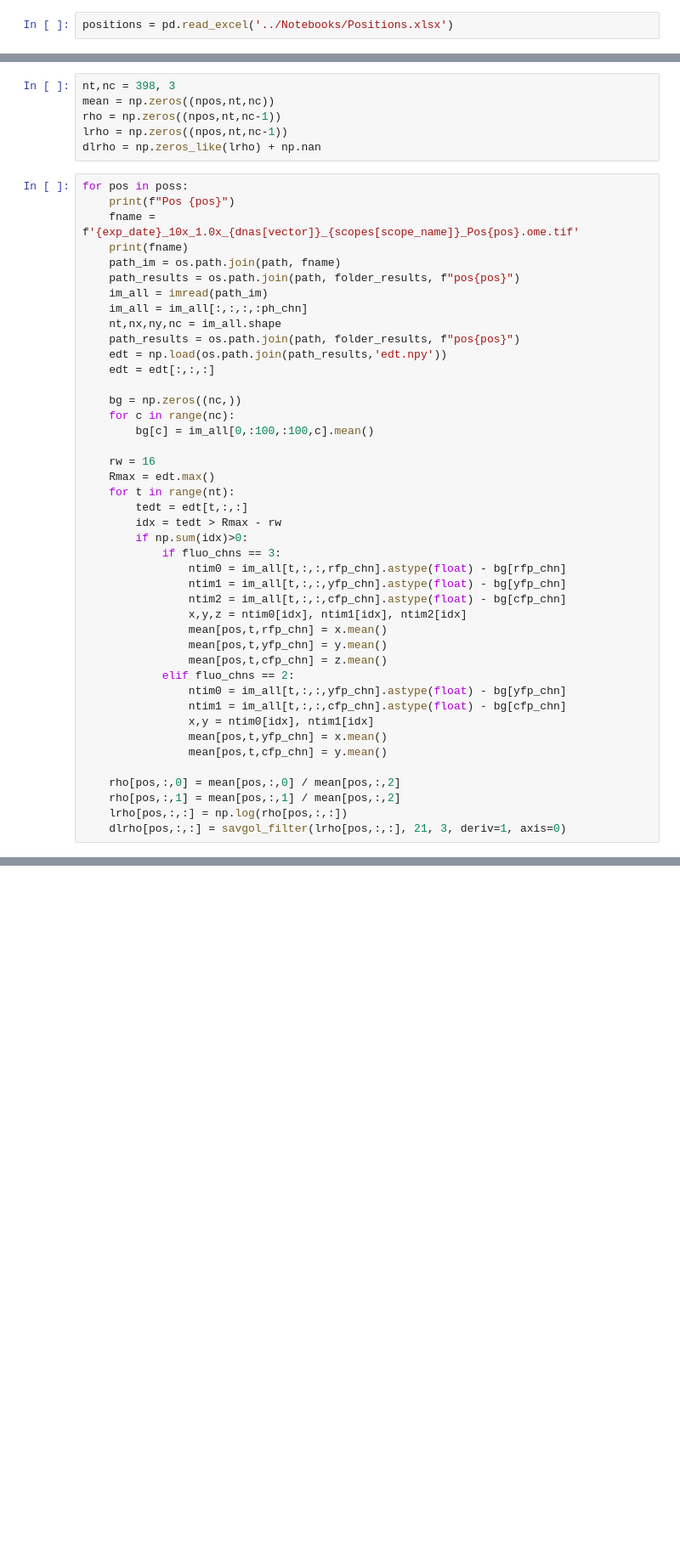
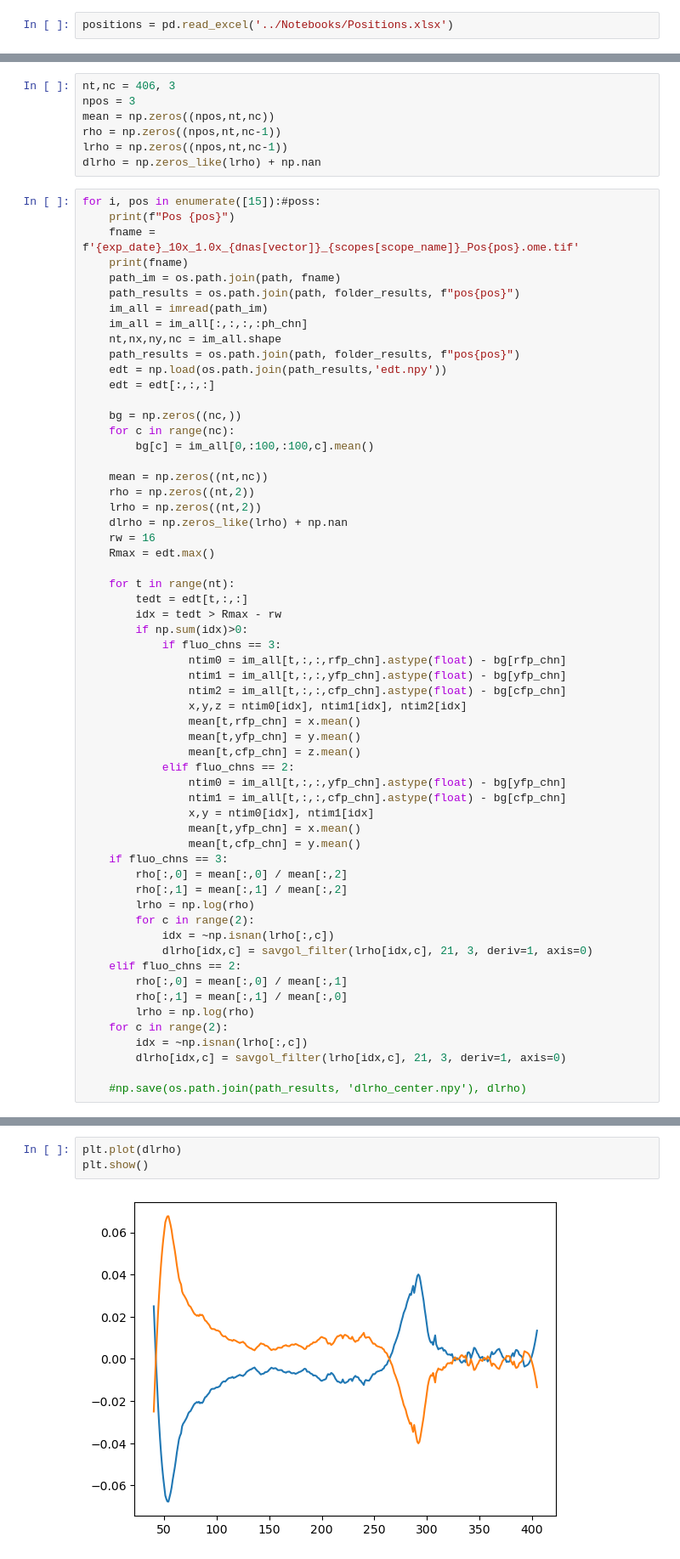
Before and after one commit to RudgeLab/popdyn, a Jupyter notebook: Notebooks/Chapter 3 - a. Mean fluo.ipynb, the cells around one changed output, grey strips where cells are left out. Shown at 85% size. Drawn from its saved outputs; the diff is of its cells as text; blank space fills up the shorter version.

```diff
--- a/Notebooks/Chapter 3 - a. Mean fluo.ipynb
+++ b/Notebooks/Chapter 3 - a. Mean fluo.ipynb
@@ -142,11 +253,12 @@ array([[182., 371.],
 # %%
-nt,nc = 398, 3
+nt,nc = 406, 3
+npos = 3
 mean = np.zeros((npos,nt,nc))
 rho = np.zeros((npos,nt,nc-1))
 lrho = np.zeros((npos,nt,nc-1))
 dlrho = np.zeros_like(lrho) + np.nan
 # %%
-for pos in poss:
+for i, pos in enumerate([15]):#poss:
     print(f"Pos {pos}")
     fname = f'{exp_date}_10x_1.0x_{dnas[vector]}_{scopes[scope_name]}_Pos{pos}.ome.tif'
     print(fname)
@@ -163,8 +275,13 @@ for pos in poss:
     for c in range(nc):
         bg[c] = im_all[0,:100,:100,c].mean()
 
+    mean = np.zeros((nt,nc))
+    rho = np.zeros((nt,2))
+    lrho = np.zeros((nt,2))
+    dlrho = np.zeros_like(lrho) + np.nan
     rw = 16
     Rmax = edt.max()
+
     for t in range(nt):
         tedt = edt[t,:,:]
         idx = tedt > Rmax - rw
@@ -174,18 +291,29 @@ for pos in poss:
                 ntim1 = im_all[t,:,:,yfp_chn].astype(float) - bg[yfp_chn]
                 ntim2 = im_all[t,:,:,cfp_chn].astype(float) - bg[cfp_chn]
                 x,y,z = ntim0[idx], ntim1[idx], ntim2[idx]
-                mean[pos,t,rfp_chn] = x.mean()
-                mean[pos,t,yfp_chn] = y.mean()
-                mean[pos,t,cfp_chn] = z.mean()
+                mean[t,rfp_chn] = x.mean()
+                mean[t,yfp_chn] = y.mean()
+                mean[t,cfp_chn] = z.mean()
             elif fluo_chns == 2:
                 ntim0 = im_all[t,:,:,yfp_chn].astype(float) - bg[yfp_chn]
                 ntim1 = im_all[t,:,:,cfp_chn].astype(float) - bg[cfp_chn]
                 x,y = ntim0[idx], ntim1[idx]
-                mean[pos,t,yfp_chn] = x.mean()
-                mean[pos,t,cfp_chn] = y.mean()
+                mean[t,yfp_chn] = x.mean()
+                mean[t,cfp_chn] = y.mean()
+    if fluo_chns == 3:
+        rho[:,0] = mean[:,0] / mean[:,2]
+        rho[:,1] = mean[:,1] / mean[:,2]
+        lrho = np.log(rho)
+        for c in range(2):
+            idx = ~np.isnan(lrho[:,c])
+            dlrho[idx,c] = savgol_filter(lrho[idx,c], 21, 3, deriv=1, axis=0)
+    elif fluo_chns == 2:
+        rho[:,0] = mean[:,0] / mean[:,1]
+        rho[:,1] = mean[:,1] / mean[:,0]
+        lrho = np.log(rho)
+    for c in range(2):
+        idx = ~np.isnan(lrho[:,c])
+        dlrho[idx,c] = savgol_filter(lrho[idx,c], 21, 3, deriv=1, axis=0)
 
-    rho[pos,:,0] = mean[pos,:,0] / mean[pos,:,2]
-    rho[pos,:,1] = mean[pos,:,1] / mean[pos,:,2]
-    lrho[pos,:,:] = np.log(rho[pos,:,:])
-    dlrho[pos,:,:] = savgol_filter(lrho[pos,:,:], 21, 3, deriv=1, axis=0)
+    #np.save(os.path.join(path_results, 'dlrho_center.npy'), dlrho)
 # %% [output]
@@ -195,0 +322,5 @@ Pos 1
+# %%
+plt.plot(dlrho)
+plt.show()
+# %% [output]
+[figure, added]
```
Also changed, not shown: parts of 16 cells of this notebook, 11 other files.
